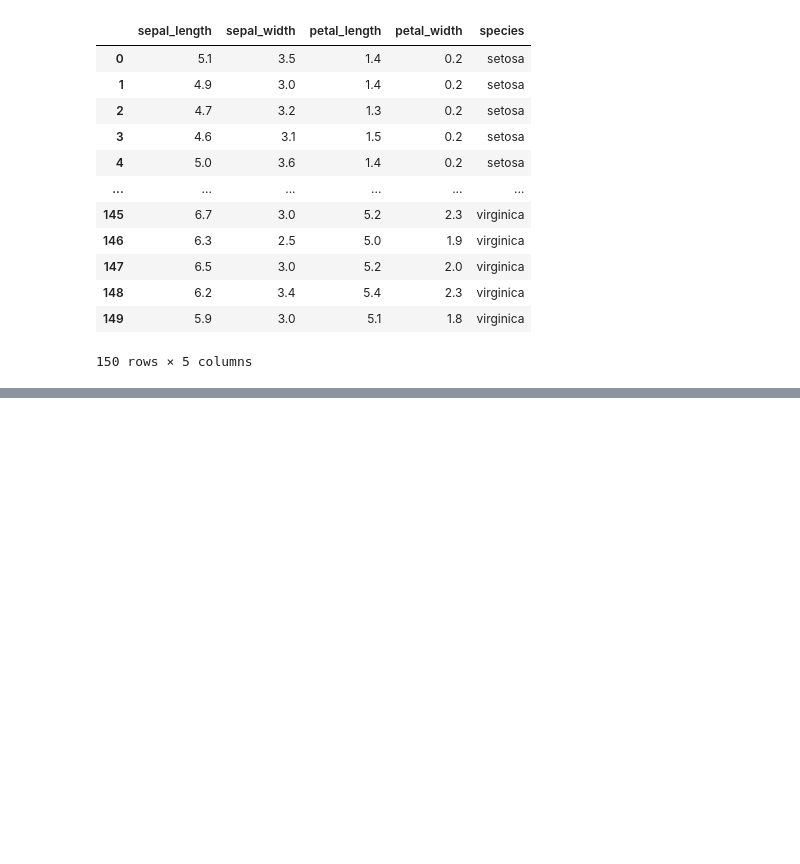
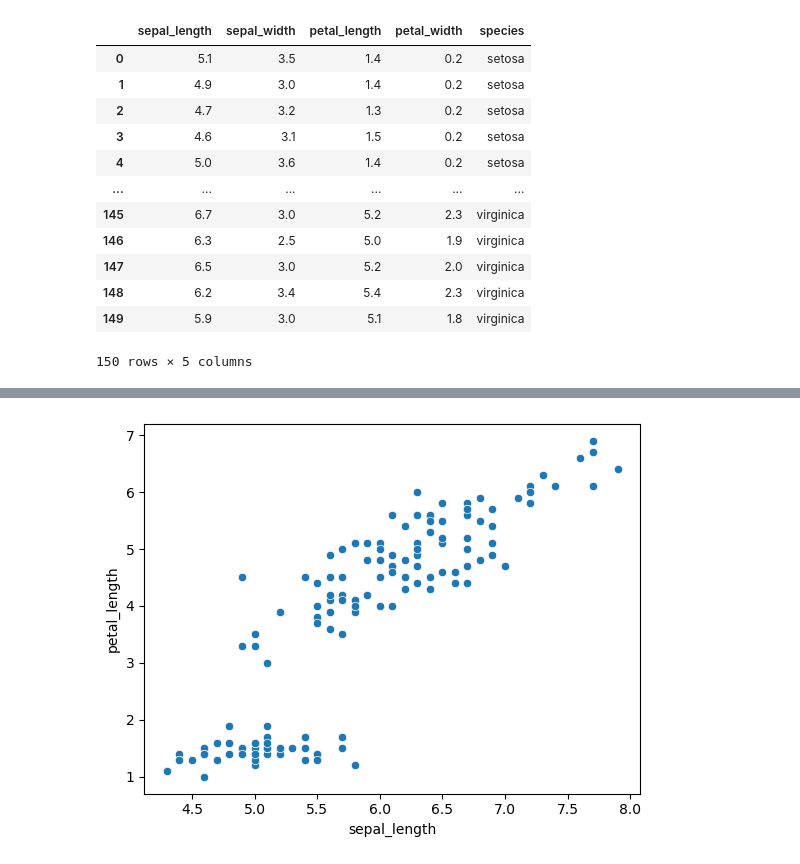
Before and after one commit to Rithvikreddy12/python_example_data_type, a Jupyter notebook: Datasets3.ipynb, the cells around one changed output, grey strips where cells are left out. Saved outputs shown, nothing was run; the diff lists cells and outputs as text; code cells hidden in the pictures; blank space fills up the shorter version.

```diff
--- a/Datasets3.ipynb
+++ b/Datasets3.ipynb
@@ -93,0 +96,5 @@ iqr=q3-q1
+# %%
+sns.scatterplot(x=iris_data['sepal_length'],y=iris_data['petal_length'])
+plt.show()
+# %% [output]
+[figure, added]
```
Also changed, not shown: parts of 17 cells of this notebook.
